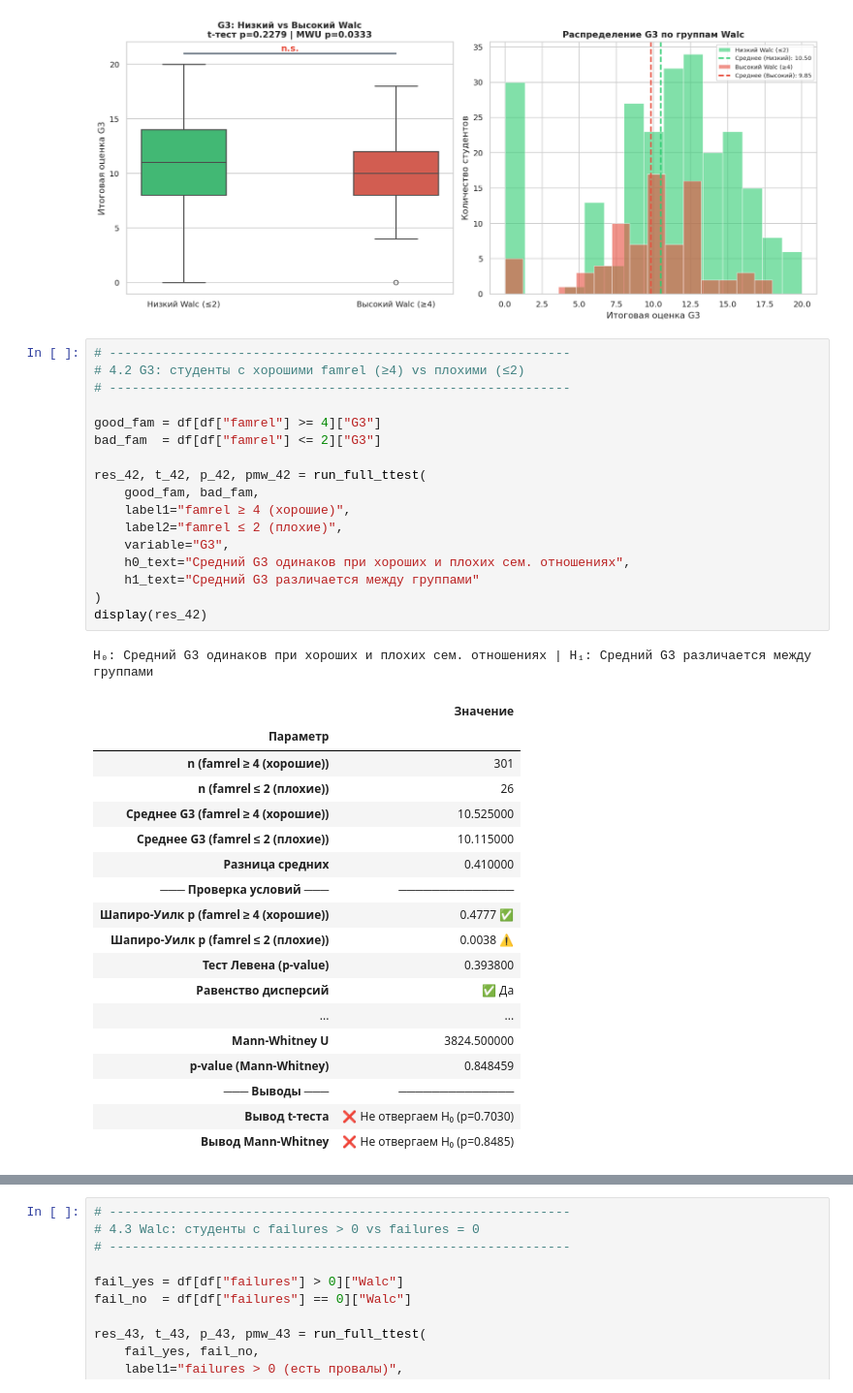
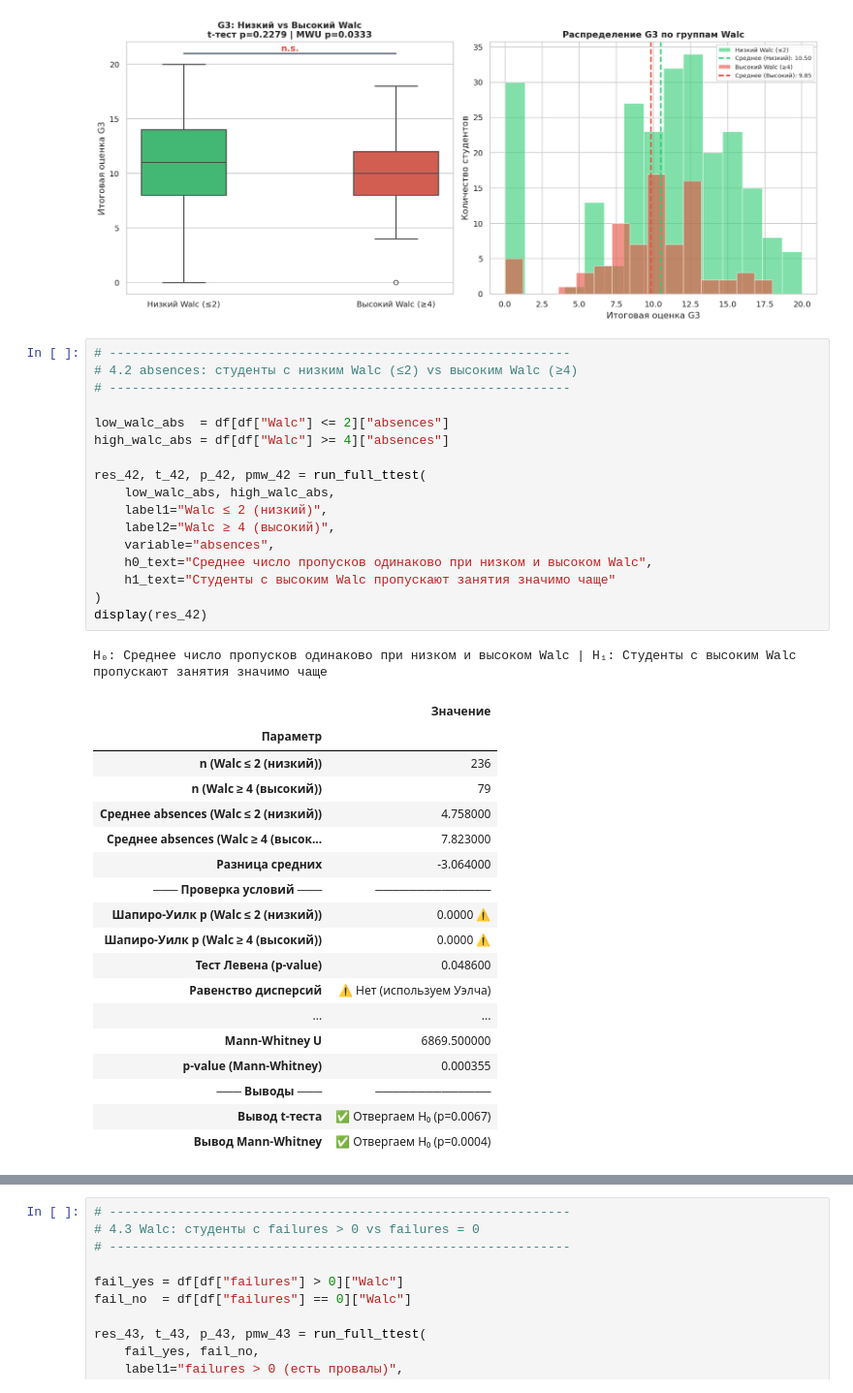
Before and after one commit to falcon-ov/msad-lab1, a Jupyter notebook: lab1.ipynb, the cells around one changed output, grey strips where cells are left out. Shown at 97% size. Cells and saved outputs as stored; diff of their text form.

```diff
--- a/lab1.ipynb
+++ b/lab1.ipynb
@@ -1131,39 +1131,39 @@ plt.show()
 [figure]
 # %%
 # -------------------------------------------------------------
-# 4.2 G3: студенты с хорошими famrel (≥4) vs плохими (≤2)
+# 4.2 absences: студенты с низким Walc (≤2) vs высоким Walc (≥4)
 # -------------------------------------------------------------
 
-good_fam = df[df["famrel"] >= 4]["G3"]
-bad_fam  = df[df["famrel"] <= 2]["G3"]
+low_walc_abs  = df[df["Walc"] <= 2]["absences"]
+high_walc_abs = df[df["Walc"] >= 4]["absences"]
 
 res_42, t_42, p_42, pmw_42 = run_full_ttest(
-    good_fam, bad_fam,
-    label1="famrel ≥ 4 (хорошие)",
-    label2="famrel ≤ 2 (плохие)",
-    variable="G3",
-    h0_text="Средний G3 одинаков при хороших и плохих сем. отношениях",
-    h1_text="Средний G3 различается между группами"
+    low_walc_abs, high_walc_abs,
+    label1="Walc ≤ 2 (низкий)",
+    label2="Walc ≥ 4 (высокий)",
+    variable="absences",
+    h0_text="Среднее число пропусков одинаково при низком и высоком Walc",
+    h1_text="Студенты с высоким Walc пропускают занятия значимо чаще"
 )
 display(res_42)
 # %% [output]
-H₀: Средний G3 одинаков при хороших и плохих сем. отношениях | H₁: Средний G3 различается между группами
+H₀: Среднее число пропусков одинаково при низком и высоком Walc | H₁: Студенты с высоким Walc пропускают занятия значимо чаще
 |  | Значение |
 | Параметр |  |
-| n (famrel ≥ 4 (хорошие)) | 301 |
-| n (famrel ≤ 2 (плохие)) | 26 |
-| Среднее G3 (famrel ≥ 4 (хорошие)) | 10.525000 |
-| Среднее G3 (famrel ≤ 2 (плохие)) | 10.115000 |
-| Разница средних | 0.410000 |
+| n (Walc ≤ 2 (низкий)) | 236 |
+| n (Walc ≥ 4 (высокий)) | 79 |
+| Среднее absences (Walc ≤ 2 (низкий)) | 4.758000 |
+| Среднее absences (Walc ≥ 4 (высок... | 7.823000 |
+| Разница средних | -3.064000 |
 | ─── Проверка условий ─── | ────────────── |
-| Шапиро-Уилк p (famrel ≥ 4 (хорошие)) | 0.4777 ✅ |
-| Шапиро-Уилк p (famrel ≤ 2 (плохие)) | 0.0038 ⚠️ |
-| Тест Левена (p-value) | 0.393800 |
-| Равенство дисперсий | ✅ Да |
+| Шапиро-Уилк p (Walc ≤ 2 (низкий)) | 0.0000 ⚠️ |
+| Шапиро-Уилк p (Walc ≥ 4 (высокий)) | 0.0000 ⚠️ |
+| Тест Левена (p-value) | 0.048600 |
+| Равенство дисперсий | ⚠️ Нет (используем Уэлча) |
 | ... | ... |
-| Mann-Whitney U | 3824.500000 |
-| p-value (Mann-Whitney) | 0.848459 |
+| Mann-Whitney U | 6869.500000 |
+| p-value (Mann-Whitney) | 0.000355 |
 | ─── Выводы ─── | ────────────── |
-| Вывод t-теста | ❌ Не отвергаем H₀ (p=0.7030) |
-| Вывод Mann-Whitney | ❌ Не отвергаем H₀ (p=0.8485) |
+| Вывод t-теста | ✅ Отвергаем H₀ (p=0.0067) |
+| Вывод Mann-Whitney | ✅ Отвергаем H₀ (p=0.0004) |
 # %% [markdown]
```
Also changed, not shown: parts of 13 cells of this notebook, 4 other files.
